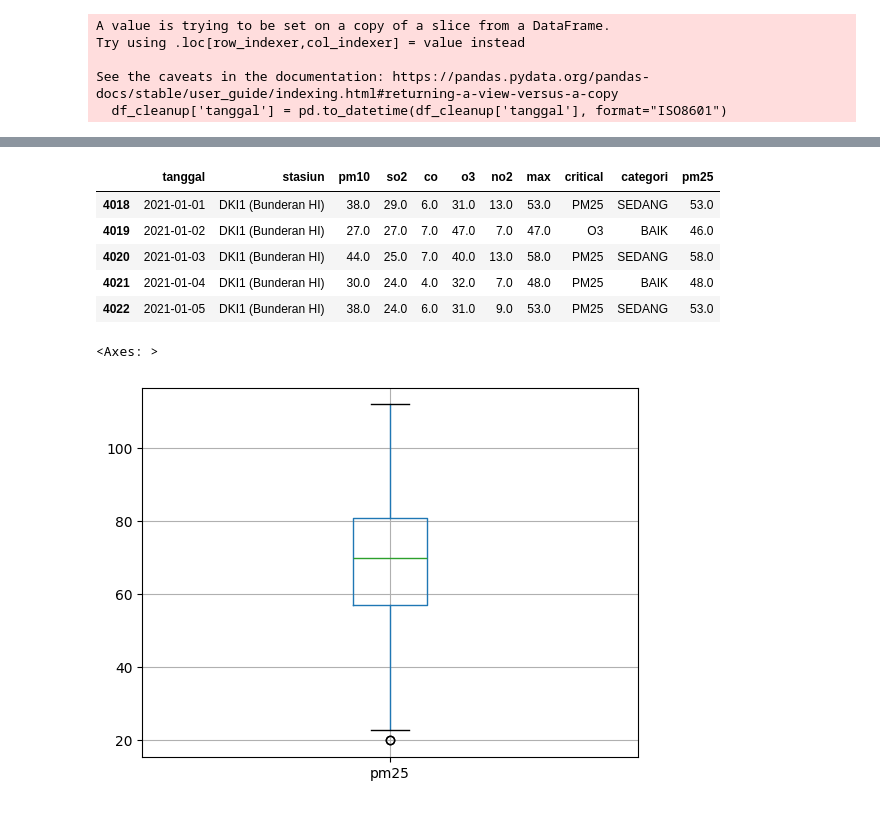
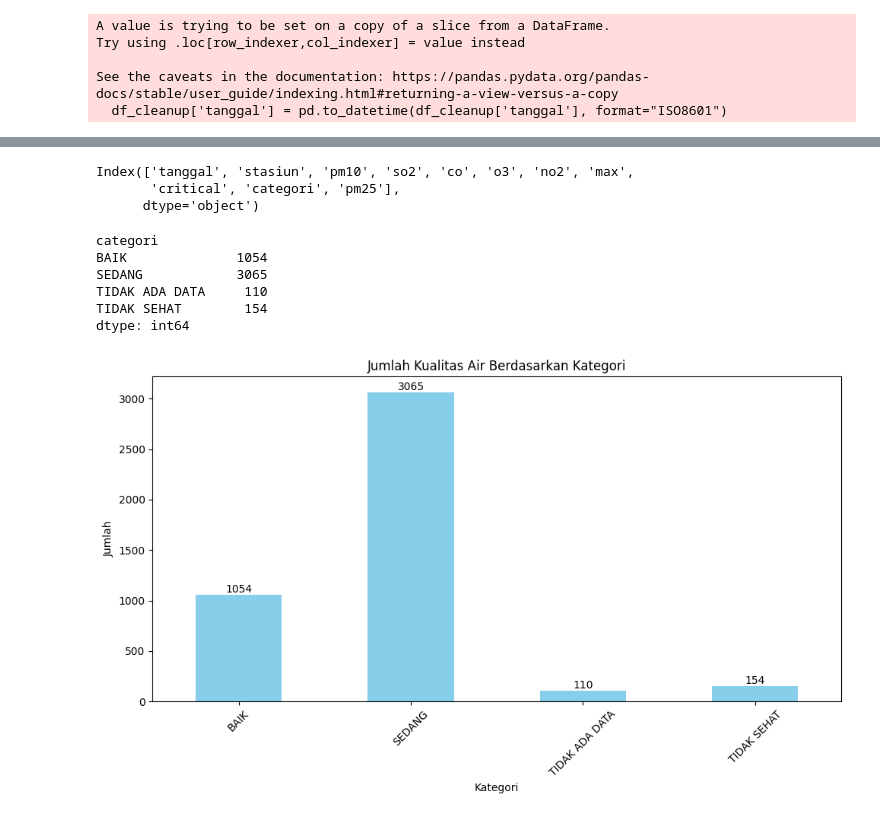
Before and after one commit to MukhlisMaulanaA/data-analytics-python, a Jupyter notebook: index.ipynb, the cells around one changed output, grey strips where cells are left out. Drawn from its saved outputs; the diff is of its cells as text; code cells hidden in the pictures.

Commit message:
update: extract columns

```diff
--- a/index.ipynb
+++ b/index.ipynb
@@ -79,17 +79,41 @@ See the caveats in the documentation: https://pandas.pydata.org/pandas-docs/stab
 <!-- Visualisasi Data -->
 # %%
 df_cleanup.head()
+print(df.columns)
 # %% [output]
-|  | tanggal | stasiun | pm10 | so2 | co | o3 | no2 | max | critical | categori | pm25 |
-| 4018 | 2021-01-01 | DKI1 (Bunderan HI) | 38.0 | 29.0 | 6.0 | 31.0 | 13.0 | 53.0 | PM25 | SEDANG | 53.0 |
-| 4019 | 2021-01-02 | DKI1 (Bunderan HI) | 27.0 | 27.0 | 7.0 | 47.0 | 7.0 | 47.0 | O3 | BAIK | 46.0 |
-| 4020 | 2021-01-03 | DKI1 (Bunderan HI) | 44.0 | 25.0 | 7.0 | 40.0 | 13.0 | 58.0 | PM25 | SEDANG | 58.0 |
-| 4021 | 2021-01-04 | DKI1 (Bunderan HI) | 30.0 | 24.0 | 4.0 | 32.0 | 7.0 | 48.0 | PM25 | BAIK | 48.0 |
-| 4022 | 2021-01-05 | DKI1 (Bunderan HI) | 38.0 | 24.0 | 6.0 | 31.0 | 9.0 | 53.0 | PM25 | SEDANG | 53.0 |
+Index(['tanggal', 'stasiun', 'pm10', 'so2', 'co', 'o3', 'no2', 'max',
+       'critical', 'categori', 'pm25'],
+      dtype='object')
-# %%
-df_cleanup.boxplot(column='pm25')
-# %% [output]
-<Axes: >
-[figure, removed]
+# %%
+kategori_counts = df.groupby('categori').size()
+print(kategori_counts)
+# %% [output]
+categori
+BAIK              1054
+SEDANG            3065
+TIDAK ADA DATA     110
+TIDAK SEHAT        154
+dtype: int64
+# %%
+# Membuat histogram
+plt.figure(figsize=(10, 6))
+bars = kategori_counts.plot(kind='bar', color='skyblue')
+
+# Menambahkan judul dan label sumbu
+plt.title('Jumlah Kualitas Air Berdasarkan Kategori')
+plt.xlabel('Kategori')
+plt.ylabel('Jumlah')
+
+# Menambahkan anotasi pada setiap batang
+for bar in bars.patches:
+    height = bar.get_height()
+    plt.text(bar.get_x() + bar.get_width() / 2, height, str(height), ha='center', va='bottom')
+
+# Menampilkan grafik
+plt.xticks(rotation=45)
+plt.tight_layout()
+plt.show()
+# %% [output]
+[figure, added]
 # %% [markdown]
 <!-- Analisis Mendalam -->
```
